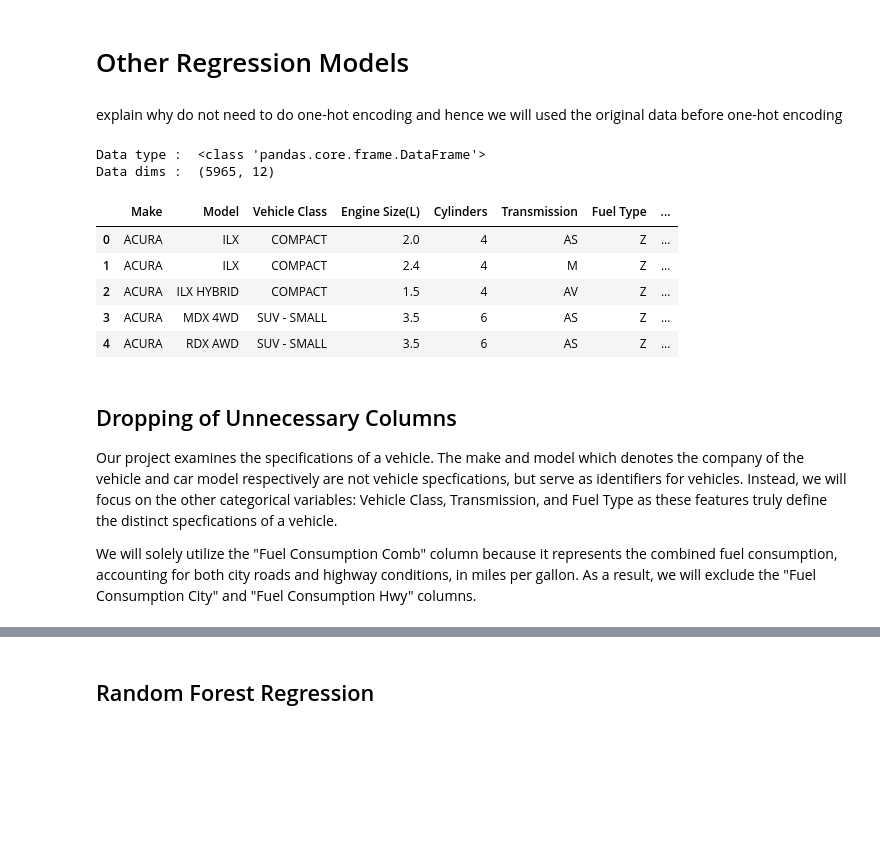
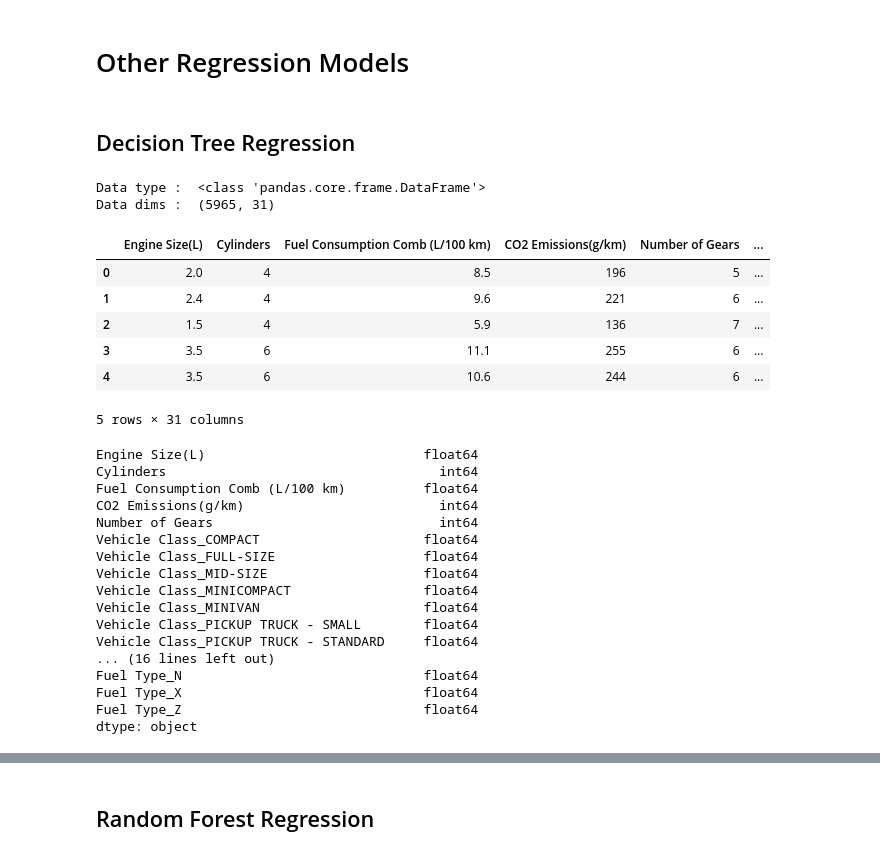
Before and after one commit to imaracoonwelp/SC1015-Project, a Jupyter notebook: Other Regression Models.ipynb, the cells around one changed output, grey strips where cells are left out. Drawn from its saved outputs; the diff is of its cells as text; code cells hidden in the pictures; blank space fills up the shorter version.

```diff
--- a/Other Regression Models.ipynb
+++ b/Other Regression Models.ipynb
@@ -1,5 +1,7 @@
 # %% [markdown]
 # Other Regression Models
+# %% [markdown]
+## Decision Tree Regression
 # %%
 # Basic Libraries
 import numpy as np
@@ -9,27 +14,39 @@ import matplotlib.pyplot as plt
-# %% [markdown]
-explain why do not need to do one-hot encoding and hence we will used the original data before one-hot encoding
 # %%
-# Import the cleaned dataset with no outliers
-df = pd.read_csv('CO2 Emissions_Canada_cleaned_removed_outliers.csv')
+# Import the cleaned dataset with no outliers and encoded
+df = pd.read_csv('CO2 Emissions_Canada_cleaned_removed_outliers_encoded.csv')
 df.drop(df.columns[0], axis=1, inplace=True)
 
 print("Data type : ", type(df))
 print("Data dims : ", df.shape)
+
+df.head()
 # %% [output]
 Data type :  <class 'pandas.core.frame.DataFrame'>
-Data dims :  (5965, 12)
+Data dims :  (5965, 31)
+|  | Engine Size(L) | Cylinders | Fuel Consumption Comb (L/100 km) | CO2 Emissions(g/km) | Number of Gears | ... |
+| 0 | 2.0 | 4 | 8.5 | 196 | 5 | ... |
+| 1 | 2.4 | 4 | 9.6 | 221 | 6 | ... |
+| 2 | 1.5 | 4 | 5.9 | 136 | 7 | ... |
+| 3 | 3.5 | 6 | 11.1 | 255 | 6 | ... |
+| 4 | 3.5 | 6 | 10.6 | 244 | 6 | ... |
+5 rows × 31 columns
 # %%
-df.head()
+print(df.dtypes)
 # %% [output]
-|  | Make | Model | Vehicle Class | Engine Size(L) | Cylinders | Transmission | Fuel Type | ... |
-| 0 | ACURA | ILX | COMPACT | 2.0 | 4 | AS | Z | ... |
-| 1 | ACURA | ILX | COMPACT | 2.4 | 4 | M | Z | ... |
-| 2 | ACURA | ILX HYBRID | COMPACT | 1.5 | 4 | AV | Z | ... |
-| 3 | ACURA | MDX 4WD | SUV - SMALL | 3.5 | 6 | AS | Z | ... |
-| 4 | ACURA | RDX AWD | SUV - SMALL | 3.5 | 6 | AS | Z | ... |
+Engine Size(L)                            float64
+Cylinders                                   int64
+Fuel Consumption Comb (L/100 km)          float64
+CO2 Emissions(g/km)                         int64
+Number of Gears                             int64
+Vehicle Class_COMPACT                     float64
+Vehicle Class_FULL-SIZE                   float64
+Vehicle Class_MID-SIZE                    float64
+Vehicle Class_MINICOMPACT                 float64
+Vehicle Class_MINIVAN                     float64
+Vehicle Class_PICKUP TRUCK - SMALL        float64
+Vehicle Class_PICKUP TRUCK - STANDARD     float64
+... (16 lines left out)
+Fuel Type_N                               float64
+Fuel Type_X                               float64
+Fuel Type_Z                               float64
+dtype: object
-# %% [markdown]
-## Dropping of Unnecessary Columns
-
-Our project examines the specifications of a vehicle. The make and model which denotes the company of the vehicle and car model respectively are not vehicle specfications, but serve as identifiers for vehicles. Instead, we will focus on the other categorical variables: Vehicle Class, Transmission, and Fuel Type as these features truly define the distinct specfications of a vehicle.
-
-We will solely utilize the "Fuel Consumption Comb" column because it represents the combined fuel consumption, accounting for both city roads and highway conditions, in miles per gallon. As a result, we will exclude the "Fuel Consumption City" and "Fuel Consumption Hwy" columns.
```
Also changed, not shown: parts of 6 cells of this notebook.
